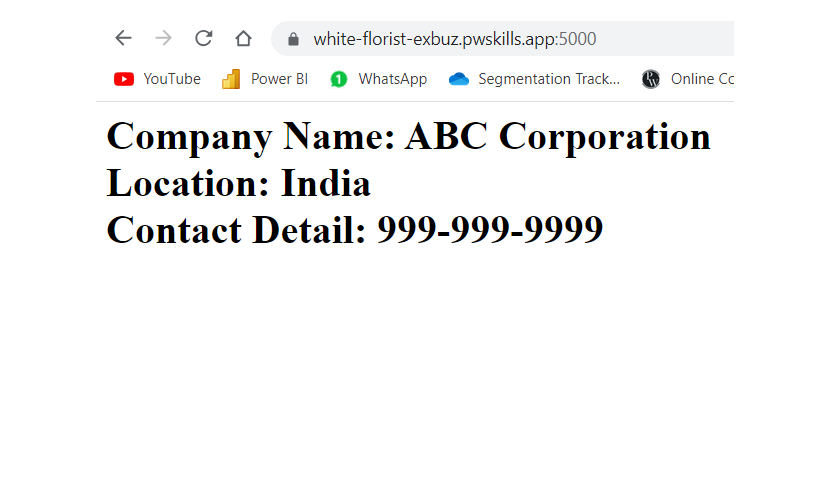
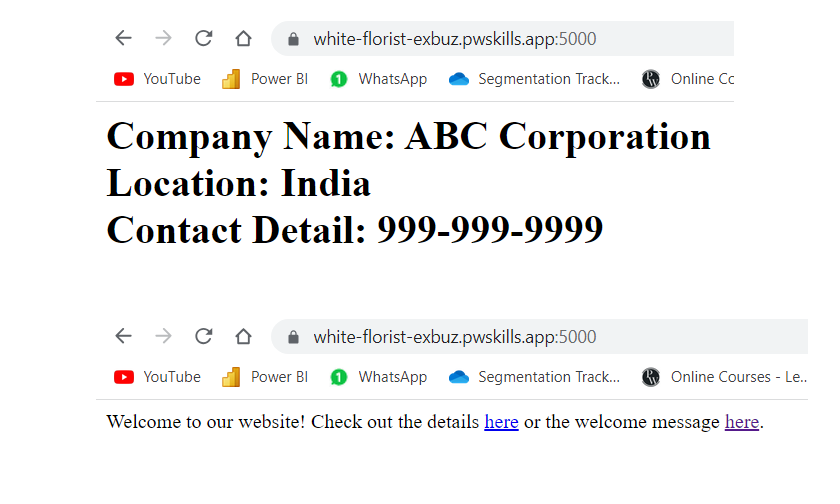
Before and after one commit to G1f75on/Data-Science-Master-2.0, a Jupyter notebook: Flask_Assg.ipynb, the cells around one changed output. Drawn from its saved outputs; the diff is of its cells as text; code cells hidden in the pictures; blank space fills up the shorter version.

```diff
--- a/Flask_Assg.ipynb
+++ b/Flask_Assg.ipynb
@@ -76,3 +76,7 @@ def details():
 
 if __name__=="__main__":
     app.run(host="0.0.0.0")
+# %%
+Image(filename='Q5.png')
+# %% [output]
+[figure, added]
```
Also changed, not shown: parts of 4 cells of this notebook.
